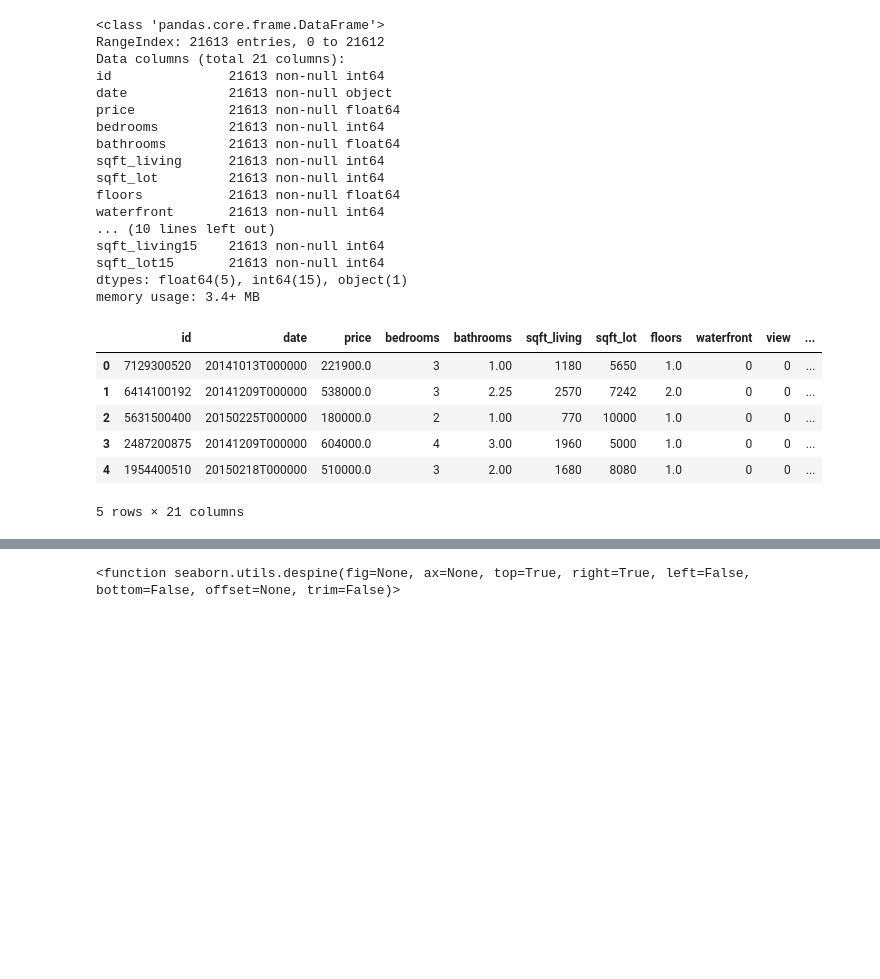
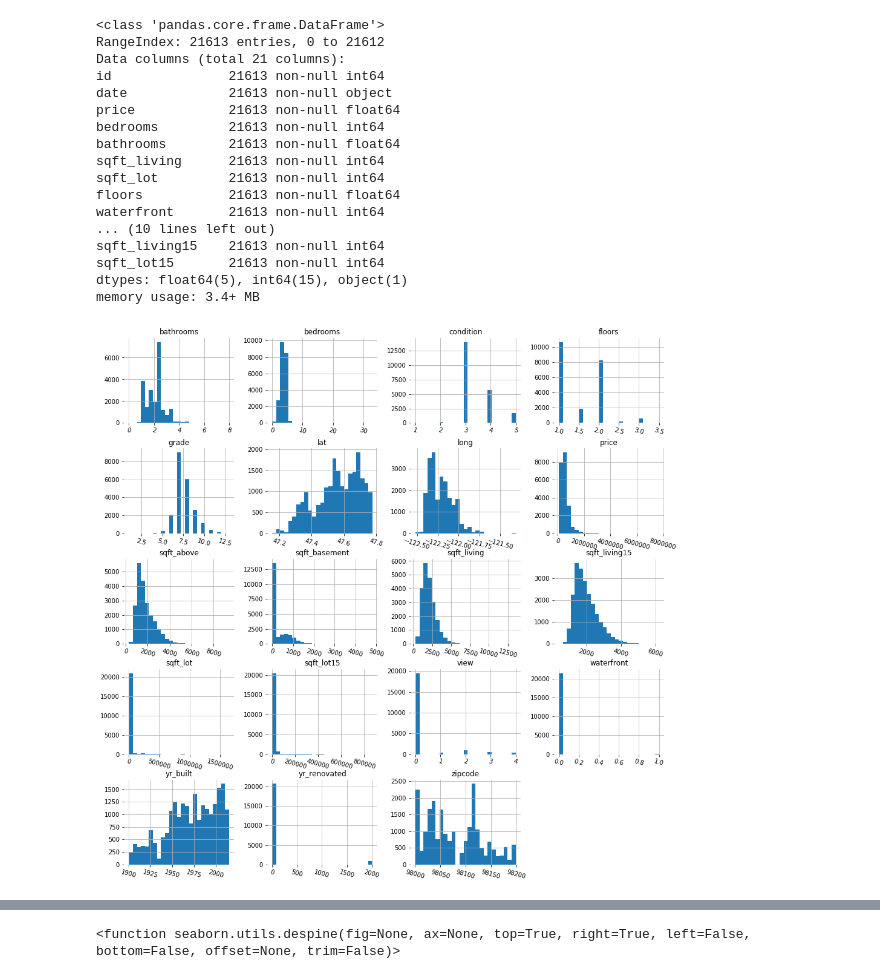
Before and after one commit to H-JEMAI/Hatem-JEMAI, a Jupyter notebook: CHECK POINT3_regr_model-Copy3.ipynb, the cells around one changed output, grey strips where cells are left out. Cells and saved outputs as stored; diff of their text form; code cells hidden in the pictures; blank space fills up the shorter version.

```diff
--- a/CHECK POINT3_regr_model-Copy3.ipynb
+++ b/CHECK POINT3_regr_model-Copy3.ipynb
@@ -64,13 +214,14 @@ sqft_living15    21613 non-null int64
 sqft_lot15       21613 non-null int64
 dtypes: float64(5), int64(15), object(1)
 memory usage: 3.4+ MB
-# %%
-data.head()
-# %% [output]
-|  | id | date | price | bedrooms | bathrooms | sqft_living | sqft_lot | floors | waterfront | view | ... |
-| 0 | 7129300520 | 20141013T000000 | 221900.0 | 3 | 1.00 | 1180 | 5650 | 1.0 | 0 | 0 | ... |
-| 1 | 6414100192 | 20141209T000000 | 538000.0 | 3 | 2.25 | 2570 | 7242 | 2.0 | 0 | 0 | ... |
-| 2 | 5631500400 | 20150225T000000 | 180000.0 | 2 | 1.00 | 770 | 10000 | 1.0 | 0 | 0 | ... |
-| 3 | 2487200875 | 20141209T000000 | 604000.0 | 4 | 3.00 | 1960 | 5000 | 1.0 | 0 | 0 | ... |
-| 4 | 1954400510 | 20150218T000000 | 510000.0 | 3 | 2.00 | 1680 | 8080 | 1.0 | 0 | 0 | ... |
-5 rows × 21 columns
+# %%
+data1=data[['price', 'bedrooms', 'bathrooms', 'sqft_living',
+    'sqft_lot', 'floors', 'waterfront', 'view', 'condition', 'grade',
+    'sqft_above', 'sqft_basement', 'yr_built', 'yr_renovated', 'zipcode',
+    'lat', 'long', 'sqft_living15', 'sqft_lot15']]
+h = data1.hist(bins=25,figsize=(16,16),xlabelsize='10',ylabelsize='10',xrot=-15)
+sns.despine(left=True, bottom=True)
+[x.title.set_size(12) for x in h.ravel()];
+[x.yaxis.tick_left() for x in h.ravel()];
+# %% [output]
+[figure, added]
```
Also changed, not shown: parts of 88 cells of this notebook.
